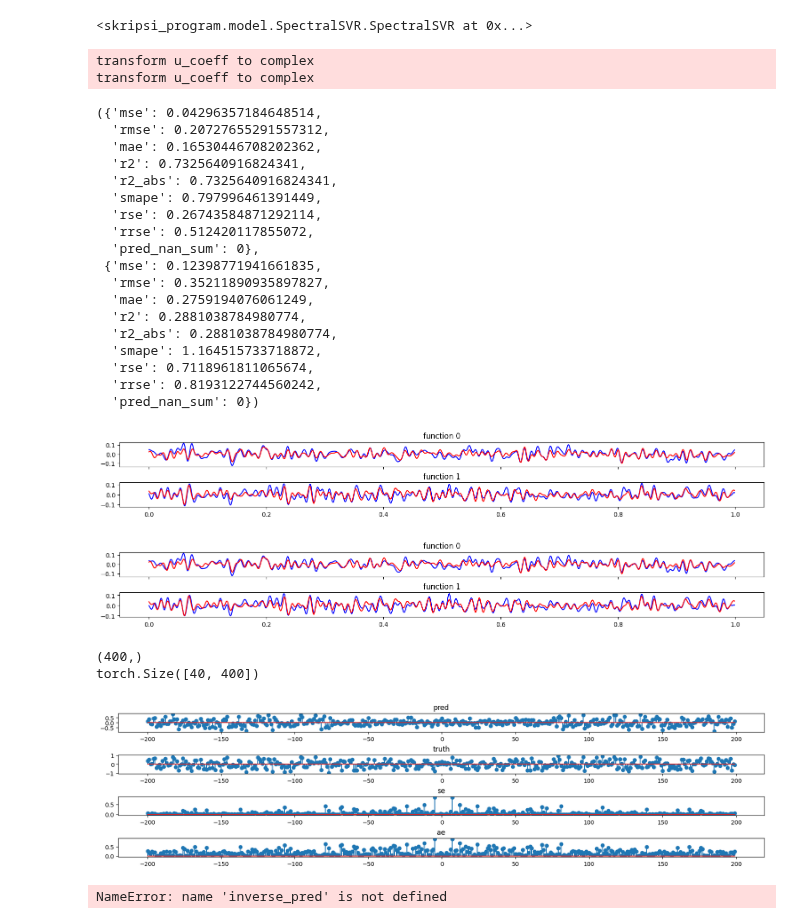
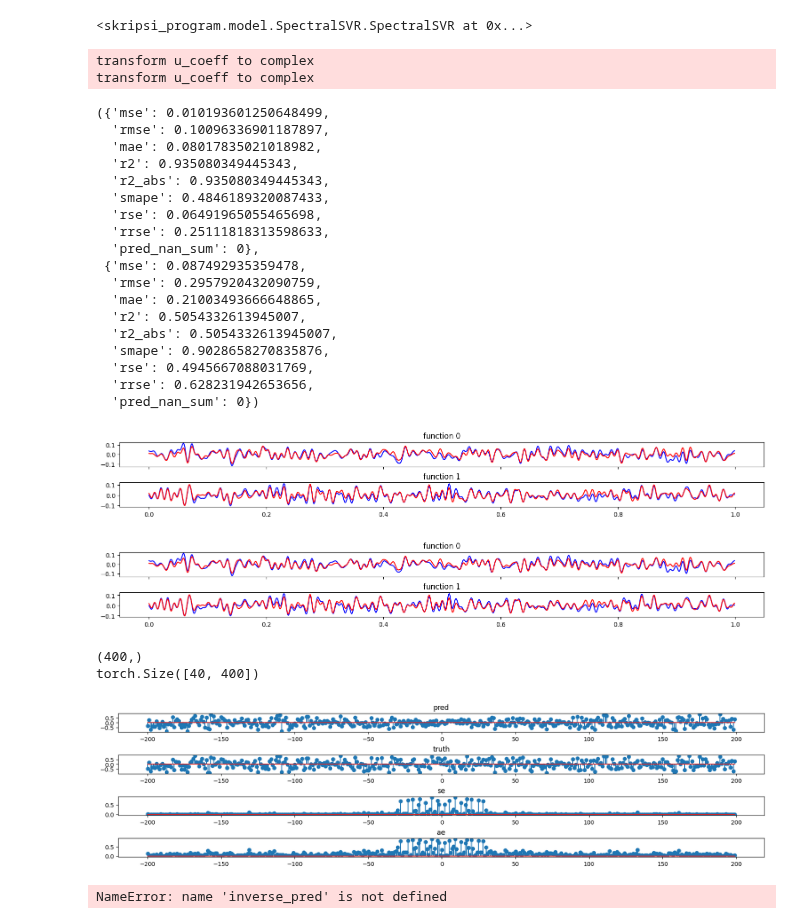
Before and after one commit to nidduzzi/SpectralSVR, a Jupyter notebook: notebooks/spectralsvr_hf_lf.ipynb, the cells around one changed output. Saved outputs shown, nothing was run; the diff lists cells and outputs as text; code cells hidden in the pictures.

```diff
--- a/notebooks/spectralsvr_hf_lf.ipynb
+++ b/notebooks/spectralsvr_hf_lf.ipynb
@@ -140,12 +144,18 @@ plt.show()
 f_train, f_coeff_train, u_train, u_coeff_train = dataset_train[:]
 # f_input_train = f_train
 f_input_train = to_real_coeff(f_coeff_train)
+# low_freq = torch.concat(
+#     (torch.tensor(range(13)), torch.tensor(range(187, u_coeff_train.shape[1])))
+# )
+# high_freq = torch.tensor(range(13, 187))
 low_freq = torch.concat(
-    (torch.tensor(range(38)), torch.tensor(range(163, u_coeff_train.shape[1])))
+    (torch.tensor(range(38)), torch.tensor(range(162, u_coeff_train.shape[1])))
 )
-high_freq = torch.tensor(range(38, 163))
-u_coeff_train_hf = u_coeff_train[:,high_freq]
-u_coeff_train_lf = u_coeff_train[:,low_freq]
+high_freq = torch.tensor(range(38, 162))
+f_input_train_hf = to_real_coeff(f_coeff_train[:, high_freq])
+f_input_train_lf = to_real_coeff(f_coeff_train[:, low_freq])
+u_coeff_train_hf = u_coeff_train[:, high_freq]
+u_coeff_train_lf = u_coeff_train[:, low_freq]
 
 # model = SpectralSVR(FourierBasis(periods=periods), C=41.6207,sigma=4.0776, kernel="linear")
 model_hf = SpectralSVR(
@@ -162,20 +172,20 @@ model_hf = SpectralSVR(
 )
 model_lf = SpectralSVR(
     FourierBasis(periods=periods),
-    C=100.87,
+    C=15.5,
     # C=200.10,
     # sigma=1.0,
-    # sigma=f_input_train.var(0).median().multiply(f_input_train.shape[1]).pow(0.5),
-    sigma=f_input_train.var(0).sum().pow(0.5) * 0.852,
+    # sigma=f_input_train_lf.var(0).median().multiply(f_input_train_lf.shape[1]).pow(0.5),
+    sigma=f_input_train_lf.var(0).sum().pow(0.5),
     # sigma=70.0,
     # kernel="linear",
-    kernel="rbf",
+    # kernel="rbf",
     # verbose="LSSVR",
 )
 # model.train(f_input_train, u_coeff_train * 900/200, list(u_coeff_zeroed.shape[1:]))
 # model.train(f_input_train, u_coeff_train, modes)
-model_hf.train(f_input_train, u_coeff_train_hf, [u_coeff_train_hf.shape[1]])
-model_lf.train(f_input_train, u_coeff_train_lf, [u_coeff_train_lf.shape[1]])
+model_hf.train(f_input_train_hf, u_coeff_train_hf, [u_coeff_train_hf.shape[1]])
+model_lf.train(f_input_train_lf, u_coeff_train_lf, [u_coeff_train_lf.shape[1]])
 # lssvr.fit(points_sampled, u_sampled.T)
 # %% [output]
 <skripsi_program.model.SpectralSVR.SpectralSVR at 0x...>
@@ -183,10 +193,13 @@ model_lf.train(f_input_train, u_coeff_train_lf, [u_coeff_train_lf.shape[1]])
 f_test, f_coeff_test, u_test, u_coeff_test = dataset_test[:]
 # f_input_test = f_test
 f_input_test = to_real_coeff(f_coeff_test)
-u_pred = model_hf.forward(f_input_test, points_tt)
-u_coeff_pred_hf = to_complex_coeff(model_hf.svr.predict(f_input_test))
+f_input_test_hf = to_real_coeff(f_coeff_test[:,high_freq])
+f_input_test_lf = to_real_coeff(f_coeff_test[:,low_freq])
+
+# u_pred = model_hf.forward(f_input_test, points_tt)
+u_coeff_pred_hf = to_complex_coeff(model_hf.svr.predict(f_input_test_hf))
 # u_pred= model_lf.forward(f_input_test, points_tt)
-u_coeff_pred_lf = to_complex_coeff(model_lf.svr.predict(f_input_test))
+u_coeff_pred_lf = to_complex_coeff(model_lf.svr.predict(f_input_test_lf))
 # u_coeff_pred = u_coeff_pred * u_coeff_test.std() / u_coeff_pred.std()
 # u_coeff_pred = to_complex_coeff(model.svr.predict(f_input_test))
 u_coeff_pred = torch.empty_like(u_coeff_test)
@@ -198,29 +211,29 @@ u_basis_pred = u_pred_basis.evaluate(points_tt)
 # u_pred = lssvr.predict(points_tt).T
 # u_pred.shape, model_hf.test(f_input_test, u_coeff_test[:,high_freq])
 (
-    model_hf.test(f_input_test, u_coeff_test[:, high_freq]),
-    model_lf.test(f_input_test, u_coeff_test[:, low_freq]),
+    model_hf.test(f_input_test_hf, u_coeff_test[:, high_freq]),
+    model_lf.test(f_input_test_lf, u_coeff_test[:, low_freq]),
 )
 # %% [output]
 transform u_coeff to complex
 transform u_coeff to complex
-({'mse': 0.04296357184648514,
-  'rmse': 0.20727655291557312,
-  'mae': 0.16530446708202362,
-  'r2': 0.7325640916824341,
-  'r2_abs': 0.7325640916824341,
-  'smape': 0.797996461391449,
-  'rse': 0.26743584871292114,
-  'rrse': 0.512420117855072,
+({'mse': 0.010193601250648499,
+  'rmse': 0.10096336901187897,
+  'mae': 0.08017835021018982,
+  'r2': 0.935080349445343,
+  'r2_abs': 0.935080349445343,
+  'smape': 0.4846189320087433,
+  'rse': 0.06491965055465698,
+  'rrse': 0.25111818313598633,
   'pred_nan_sum': 0},
- {'mse': 0.12398771941661835,
-  'rmse': 0.35211890935897827,
-  'mae': 0.2759194076061249,
-  'r2': 0.2881038784980774,
-  'r2_abs': 0.2881038784980774,
-  'smape': 1.164515733718872,
-  'rse': 0.7118961811065674,
-  'rrse': 0.8193122744560242,
+ {'mse': 0.087492935359478,
+  'rmse': 0.2957920432090759,
+  'mae': 0.21003493666648865,
+  'r2': 0.5054332613945007,
+  'r2_abs': 0.5054332613945007,
+  'smape': 0.9028658270835876,
+  'rse': 0.4945667088031769,
+  'rrse': 0.628231942653656,
   'pred_nan_sum': 0})
 # %%
 # do this because forward in SpectralSVR isn't scaling invariant
@@ -249,34 +262,34 @@ def plot_funcs(u_pred: torch.Tensor, u: torch.Tensor, n=6):
 plot_funcs(u_basis_pred.real, u_test_eval.real, 2)
 plot_funcs(u_basis_pred.real, u_coeff_clean_eval, 2)
 # %% [output]
-[figure, old version]
+[figure, new version]
-[figure, old version]
+[figure, new version]
 # %%
 def plot_coeffs(coeff_pred: torch.Tensor, coeff: torch.Tensor, n=0):
     k = FourierBasis.waveNumber(coeff_pred.shape[1]).T[0].numpy() * 1.
     print(k.shape)
     print(coeff_pred.shape)
     plt.figure(figsize=(16, 4), constrained_layout=True)
     plt.subplot(411)
     plt.stem(k,coeff_pred[n])
     plt.title("pred")
     plt.subplot(412)
     plt.stem(k, coeff[n])
     plt.title("truth")
     plt.subplot(413)
     plt.stem(k, mean_squared_error(coeff_pred[n,None], coeff[n,None], squared=True, num_outputs=coeff.shape[1]))
     plt.title("se")
     plt.subplot(414)
     plt.stem(k, coeff_pred[n].sub(coeff[n]).abs())
     plt.title("ae")
     plt.show()
 
 
-plot_coeffs(to_real_coeff(u_coeff_pred), to_real_coeff(u_coeff_test), 1)
+plot_coeffs(to_real_coeff(u_coeff_pred), to_real_coeff(u_coeff_test), 3)
 # %% [output]
 (400,)
 torch.Size([40, 400])
-[figure, old version]
+[figure, new version]
 # %%
 f_test, f_coeff_test, u_test, u_coeff_test = dataset_test[0:10]
 u_test_basis = FourierBasis(u_coeff_test, periods=periods)
```
Also changed, not shown: parts of 3 cells of this notebook, 6 other files.
